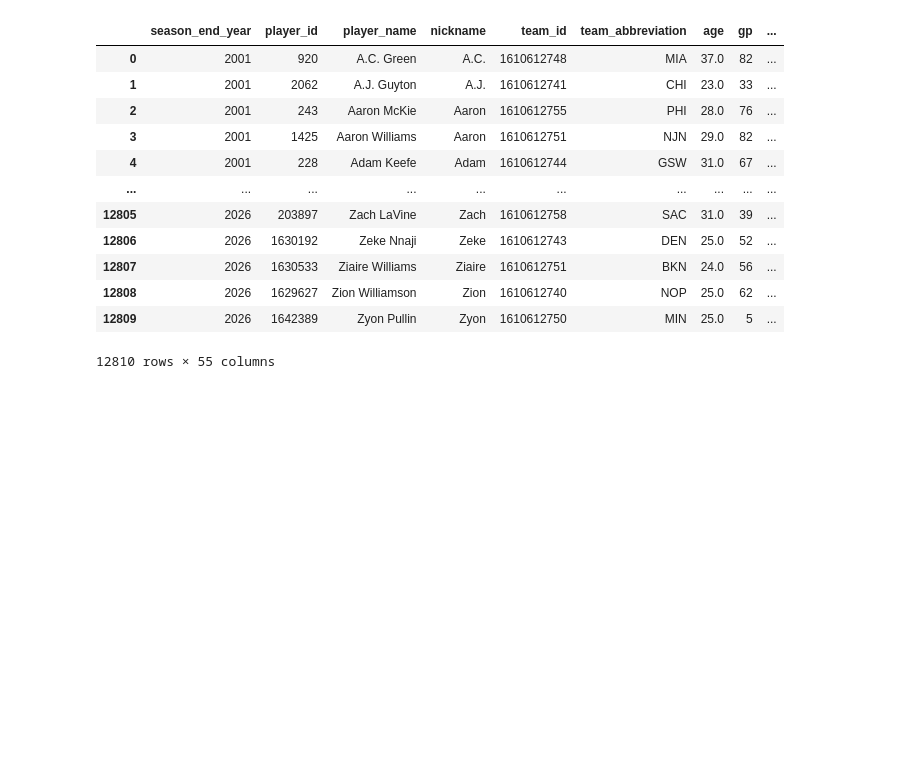
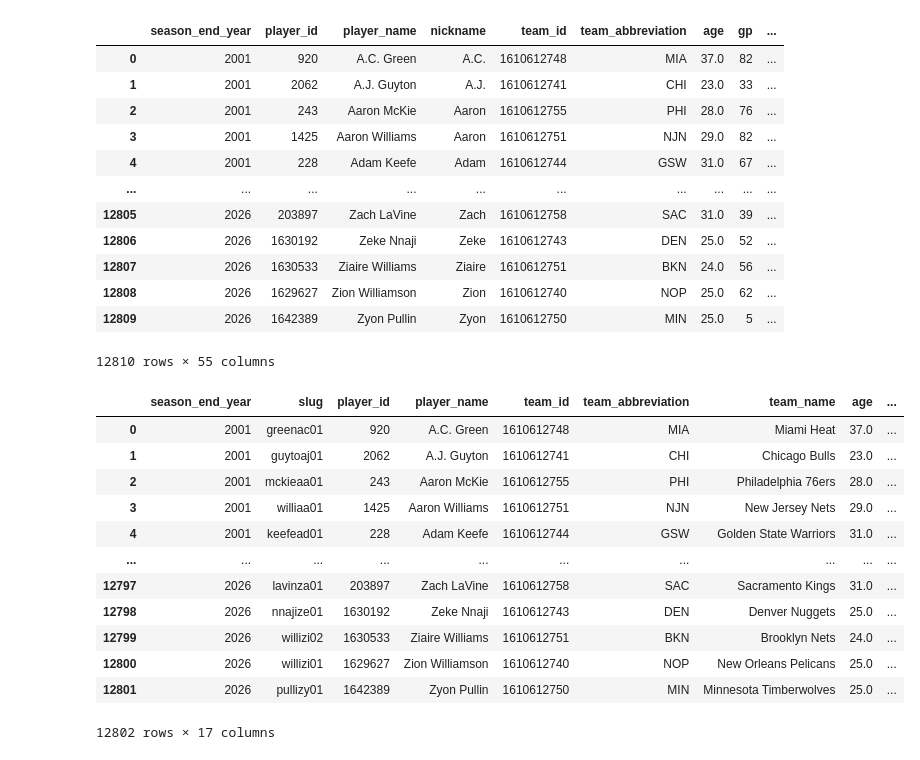
Before and after one commit to tmcewen66/basketball-analytics, a Jupyter notebook: brdatanb.ipynb, the cells around one changed output. Cells and saved outputs as stored; diff of their text form; code cells hidden in the pictures; blank space fills up the shorter version.

```diff
--- a/brdatanb.ipynb
+++ b/brdatanb.ipynb
@@ -370,3 +370,25 @@ scoring_splits_df
 | 12808 | 2026 | 1629627 | Zion Williamson | Zion | 1610612740 | NOP | 25.0 | 62 | ... |
 | 12809 | 2026 | 1642389 | Zyon Pullin | Zyon | 1610612750 | MIN | 25.0 | 5 | ... |
 12810 rows × 55 columns
+# %%
+conn = sqlite3.connect('nba_stats.db')
+
+query = 'SELECT * FROM scoring_profile'
+scoring_profile_df = pd.read_sql_query(query, conn)
+conn.close()
+
+scoring_profile_df
+# %% [output]
+|  | season_end_year | slug | player_id | player_name | team_id | team_abbreviation | team_name | age | ... |
+| 0 | 2001 | greenac01 | 920 | A.C. Green | 1610612748 | MIA | Miami Heat | 37.0 | ... |
+| 1 | 2001 | guytoaj01 | 2062 | A.J. Guyton | 1610612741 | CHI | Chicago Bulls | 23.0 | ... |
+| 2 | 2001 | mckieaa01 | 243 | Aaron McKie | 1610612755 | PHI | Philadelphia 76ers | 28.0 | ... |
+| 3 | 2001 | williaa01 | 1425 | Aaron Williams | 1610612751 | NJN | New Jersey Nets | 29.0 | ... |
+| 4 | 2001 | keefead01 | 228 | Adam Keefe | 1610612744 | GSW | Golden State Warriors | 31.0 | ... |
+| ... | ... | ... | ... | ... | ... | ... | ... | ... | ... |
+| 12797 | 2026 | lavinza01 | 203897 | Zach LaVine | 1610612758 | SAC | Sacramento Kings | 31.0 | ... |
+| 12798 | 2026 | nnajize01 | 1630192 | Zeke Nnaji | 1610612743 | DEN | Denver Nuggets | 25.0 | ... |
+| 12799 | 2026 | willizi02 | 1630533 | Ziaire Williams | 1610612751 | BKN | Brooklyn Nets | 24.0 | ... |
+| 12800 | 2026 | willizi01 | 1629627 | Zion Williamson | 1610612740 | NOP | New Orleans Pelicans | 25.0 | ... |
+| 12801 | 2026 | pullizy01 | 1642389 | Zyon Pullin | 1610612750 | MIN | Minnesota Timberwolves | 25.0 | ... |
+12802 rows × 17 columns
```
Also changed, not shown: parts of 1 cell of this notebook, 3 other files.
